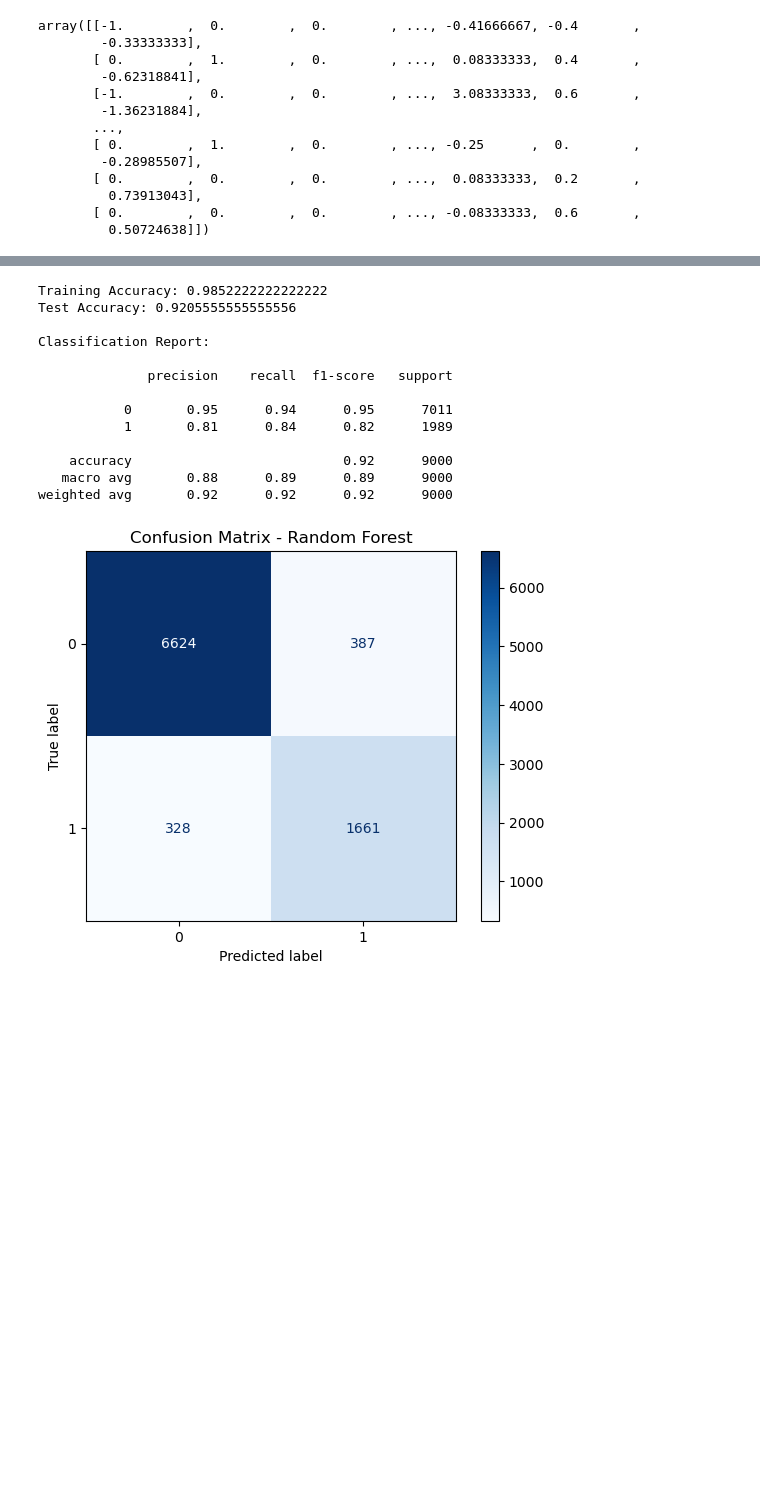
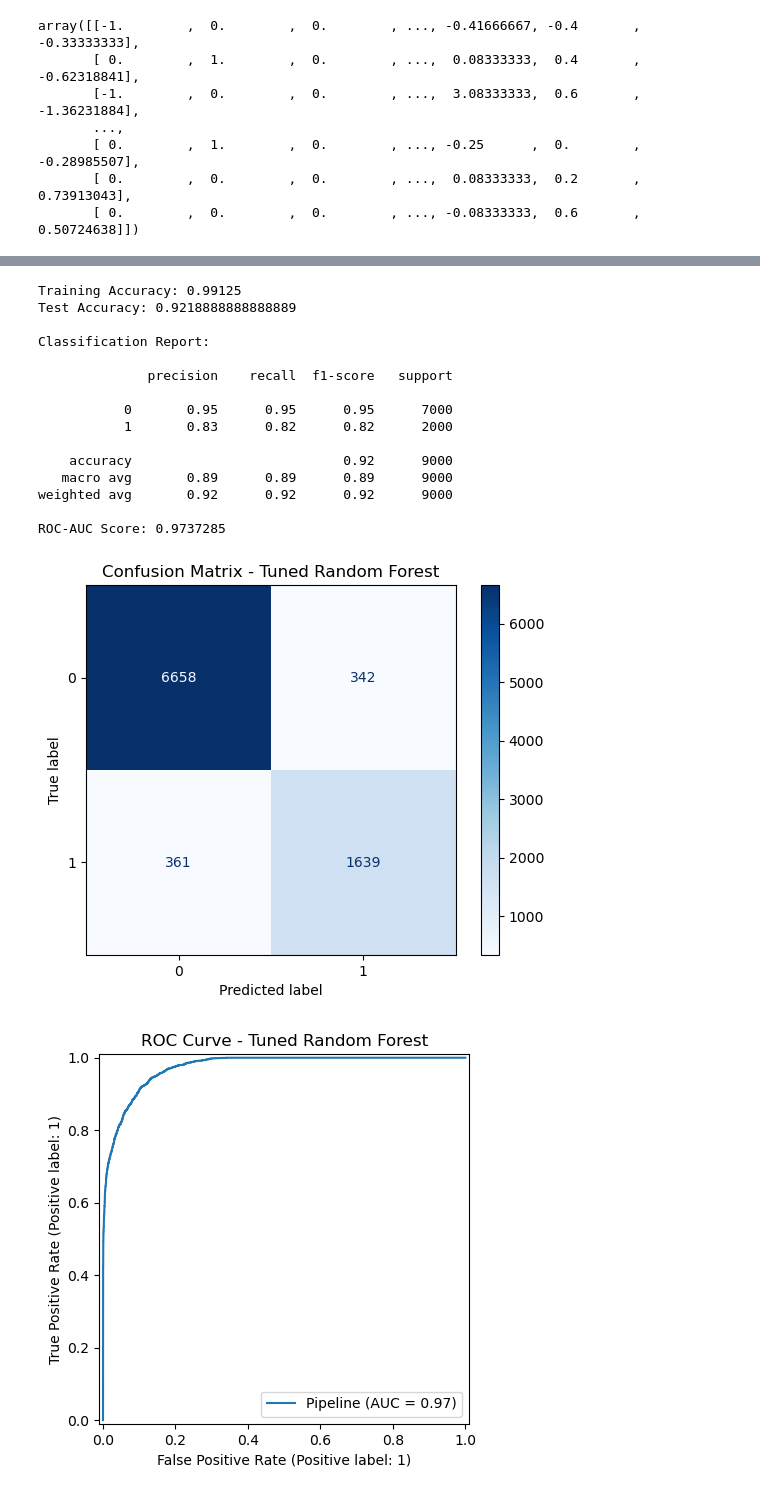
Before and after one commit to samstrc/AppliedML_FinalProj, a Jupyter notebook: sam_edits.ipynb, the cells around one changed output, grey strips where cells are left out. Cells and saved outputs as stored; diff of their text form; code cells hidden in the pictures; blank space fills up the shorter version.

```diff
--- a/sam_edits.ipynb
+++ b/sam_edits.ipynb
@@ -518,8 +473,0 @@ Numerical columns are:  Index(['person_age', 'person_income', 'person_emp_exp',
-# %%
-#Transform the categorical variables
-ct = ColumnTransformer(
-    transformers = [("encoder", OneHotEncoder(drop='first'), categorical_cols)], remainder = 'passthrough')
-
-X_train_encoded = ct.fit_transform(X_train)
-X_test_encoded = ct.transform(X_test)
-X_train_encoded
@@ -534,12 +476,8 @@ array([[1.00e+00, 1.00e+00, 0.00e+00, ..., 1.00e-02, 9.00e+00, 6.71e+02],
 # %%
 # Random Forest pipeline
-pipeline = Pipeline([
-    ("smote", SMOTE(random_state=42)),
-    ("kbest", SelectKBest(f_classif, k=10)),
-    ("rf", RandomForestClassifier(
-            n_estimators=300,
-            max_depth=20,
-            random_state=42
-        ))
+rf_pipeline = Pipeline([
+    ("smote", SMOTE(random_state=0)), # Oversampling
+    ("kbest", SelectKBest(f_classif)),  # let k be tuned
+    ("rf", RandomForestClassifier(random_state=0, n_jobs=-1)) # Classifier
 ])
 # %%
@@ -552,38 +509,57 @@ Pipeline(steps=[('smote', SMOTE(random_state=42)), ('kbest', SelectKBest()),
 # %%
+# Use the tuned RF model instead of the og pipeline
+model = best_rf
+
 # Accuracy
-train_score = pipeline.score(X_train_encoded, y_train)
-test_score  = pipeline.score(X_test_encoded,  y_test)
+train_score = model.score(X_train_encoded, y_train)
+test_score  = model.score(X_test_encoded, y_test)
 
 # Predictions
-y_pred = pipeline.predict(X_test_encoded)
+y_pred = model.predict(X_test_encoded)
 
 print("Training Accuracy:", train_score)
 print("Test Accuracy:", test_score)
 print("\nClassification Report:\n")
 print(classification_report(y_test, y_pred))
 
+# ROC-AUC Score
+y_proba = model.predict_proba(X_test_encoded)[:, 1]
+roc_auc = roc_auc_score(y_test, y_proba)
+print("ROC-AUC Score:", roc_auc)
+
 # Confusion Matrix Plot
 disp = ConfusionMatrixDisplay.from_estimator(
-    pipeline,
+    model,
     X_test_encoded,
     y_test,
     cmap="Blues"
 )
+plt.title("Confusion Matrix - Tuned Random Forest")
+plt.show()
 
-plt.title("Confusion Matrix - Random Forest")
+# ROC Curve Plot
+RocCurveDisplay.from_estimator(
+    model,
+    X_test_encoded,
+    y_test
+)
+plt.title("ROC Curve - Tuned Random Forest")
 plt.show()
 # %% [output]
-Training Accuracy: 0.9852222222222222
-Test Accuracy: 0.9205555555555556
+Training Accuracy: 0.99125
+Test Accuracy: 0.9218888888888889
 
 Classification Report:
 
               precision    recall  f1-score   support
 
-           0       0.95      0.94      0.95      7011
-           1       0.81      0.84      0.82      1989
+           0       0.95      0.95      0.95      7000
+           1       0.83      0.82      0.82      2000
 
     accuracy                           0.92      9000
-   macro avg       0.88      0.89      0.89      9000
+   macro avg       0.89      0.89      0.89      9000
 weighted avg       0.92      0.92      0.92      9000
+
+ROC-AUC Score: 0.9737285
-[figure, old version]
+[figure, new version]
+[figure, added]
```
Also changed, not shown: parts of 24 cells of this notebook.
